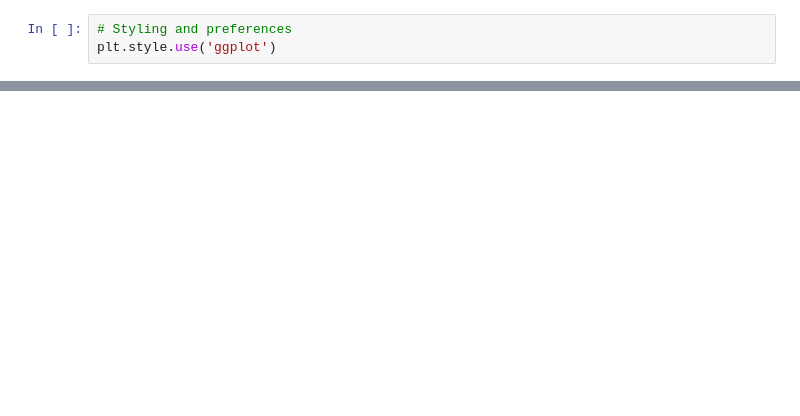
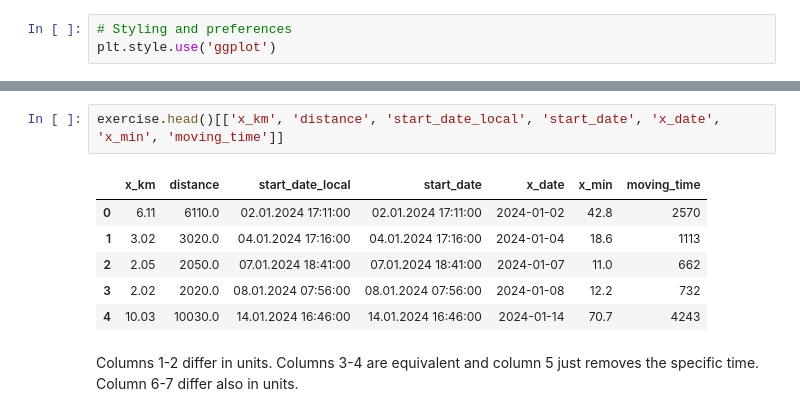
Before and after one commit to eltgnd/habits, a Jupyter notebook: Untitled.ipynb, the cells around one changed output, grey strips where cells are left out. Drawn from its saved outputs; the diff is of its cells as text; blank space fills up the shorter version.

```diff
--- a/Untitled.ipynb
+++ b/Untitled.ipynb
@@ -38,0 +541,11 @@ exercise = pd.read_csv('data/exercise.csv')
+# %%
+exercise.head()[['x_km', 'distance', 'start_date_local', 'start_date', 'x_date', 'x_min', 'moving_time']]
+# %% [output]
+|  | x_km | distance | start_date_local | start_date | x_date | x_min | moving_time |
+| 0 | 6.11 | 6110.0 | 02.01.2024 17:11:00 | 02.01.2024 17:11:00 | 2024-01-02 | 42.8 | 2570 |
+| 1 | 3.02 | 3020.0 | 04.01.2024 17:16:00 | 04.01.2024 17:16:00 | 2024-01-04 | 18.6 | 1113 |
+| 2 | 2.05 | 2050.0 | 07.01.2024 18:41:00 | 07.01.2024 18:41:00 | 2024-01-07 | 11.0 | 662 |
+| 3 | 2.02 | 2020.0 | 08.01.2024 07:56:00 | 08.01.2024 07:56:00 | 2024-01-08 | 12.2 | 732 |
+| 4 | 10.03 | 10030.0 | 14.01.2024 16:46:00 | 14.01.2024 16:46:00 | 2024-01-14 | 70.7 | 4243 |
+# %% [markdown]
+Columns 1-2 differ in units. Columns 3-4 are equivalent and column 5 just removes the specific time. Column 6-7 differ also in units.
```
Also changed, not shown: parts of 96 cells of this notebook, 1 other file.
